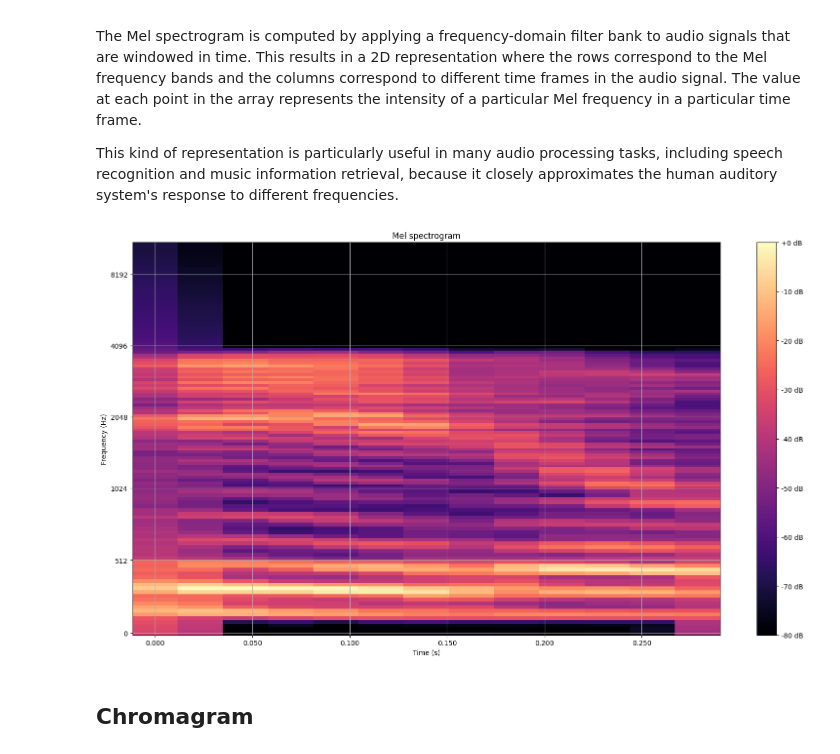
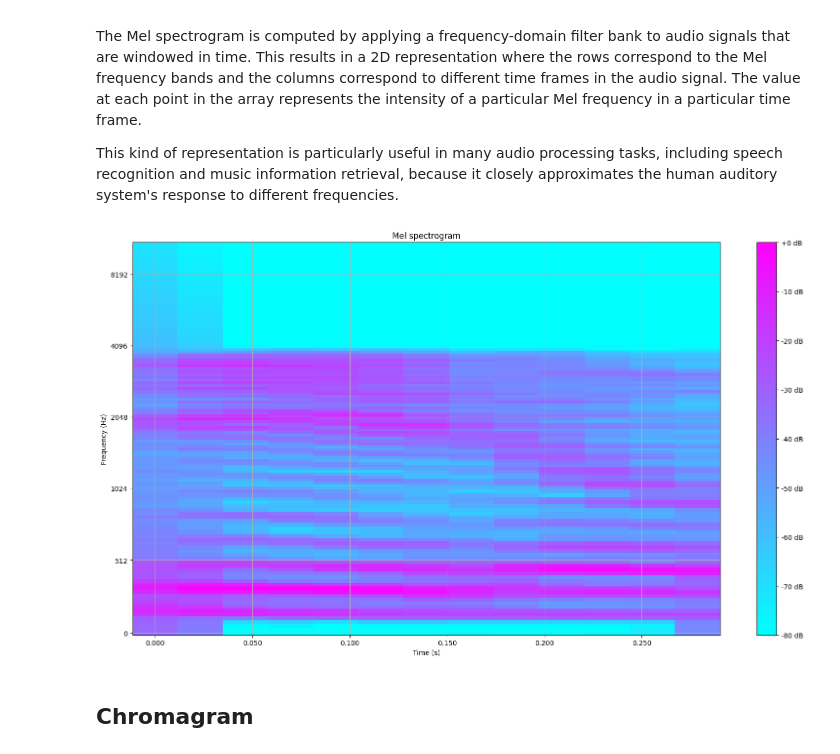
Before and after one commit to dilne/Ultimate-Audio-Dataset-DL-Processor, a Jupyter notebook: Ultimate Audio Dataset DL Processor.ipynb, the cells around one changed output. Saved outputs shown, nothing was run; the diff lists cells and outputs as text; code cells hidden in the pictures.

```diff
--- a/Ultimate Audio Dataset DL Processor.ipynb
+++ b/Ultimate Audio Dataset DL Processor.ipynb
@@ -76,22 +76,22 @@ This kind of representation is particularly useful in many audio processing task
 # %%
 y, sr = librosa.load(file_path)
 n_mels=128
 
 S = librosa.feature.melspectrogram(y=y, sr=sr, n_mels=n_mels)
 log_S = librosa.power_to_db(S, ref=np.max)
 
 # Display the Mel spectrogram
 plt.figure(figsize=(16, 9))
-img = librosa.display.specshow(log_S, sr=sr, x_axis='time', y_axis='mel')
+img = librosa.display.specshow(log_S, sr=sr, x_axis='time', y_axis='mel', cmap='cool')
 plt.title('Mel spectrogram')
 plt.xlabel('Time (s)')
 plt.ylabel('Frequency (Hz)')
 plt.colorbar(img, format='%+02.0f dB')
 plt.grid(True)
 plt.tight_layout()
 plt.show()
 # %% [output]
-[figure, old version]
+[figure, new version]
 # %% [markdown]
 ## Chromagram
 # %% [markdown]
```
Also changed, not shown: parts of 3 cells of this notebook.
